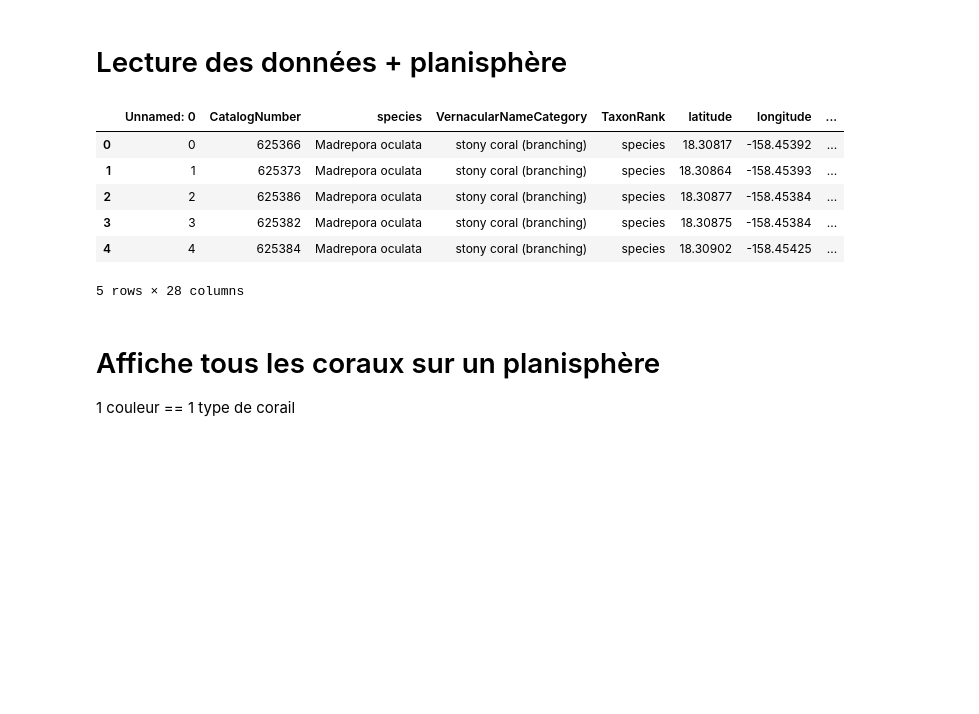
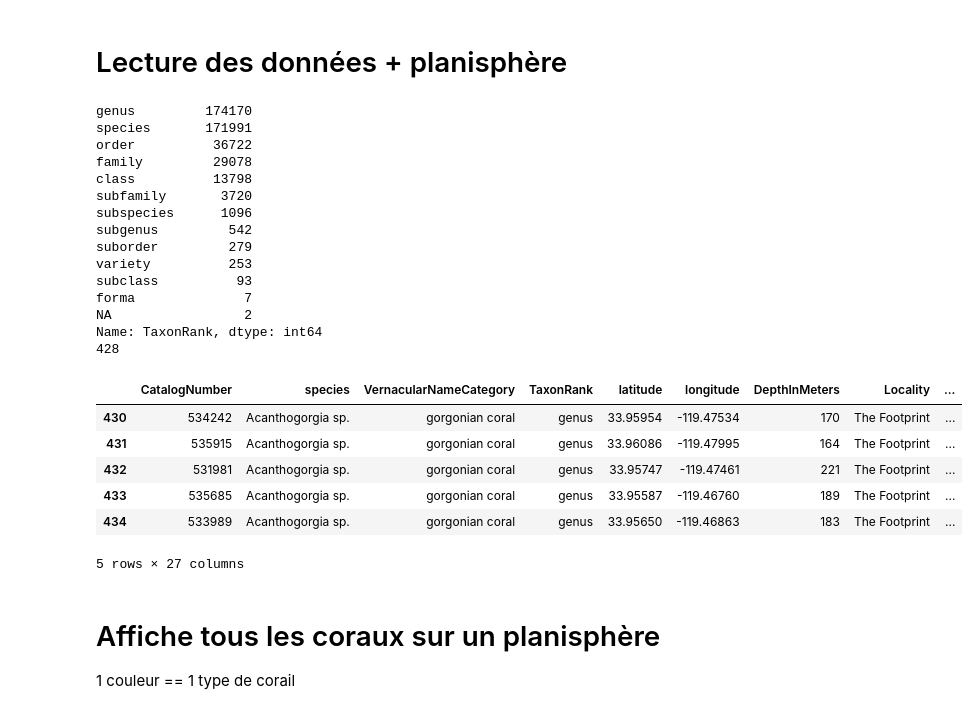
Before and after one commit to dellielo/Pharmap, a Jupyter notebook: notebook/visualisation.ipynb, the cells around one changed output. Drawn from its saved outputs; the diff is of its cells as text; code cells hidden in the pictures; blank space fills up the shorter version.

```diff
--- a/notebook/visualisation.ipynb
+++ b/notebook/visualisation.ipynb
@@ -28,17 +28,38 @@ if 'ScientificName' not in coraux.keys():
 # import os
 # coraux.to_csv(os.path.join('/home/elodiedellier/Documents/DevPython/Github/Pharmap/master-reok-again/data/out_csv', "data_input_pd_data_notebook.csv"), sep=",", encoding = 'utf-8')
 # %%
-path_file = os.path.join('/home/elodiedellier/Documents/DevPython/Github/Pharmap/master-reok-again/data/out_csv', "data_input_pd_data_notebook.csv")
-coraux_pd = pd.read_csv(path_file, sep=",", encoding = 'utf-8')
-coraux_pd.head()
+# path_file = os.path.join('/home/elodiedellier/Documents/DevPython/Github/Pharmap/master-reok-again/data/out_csv', "data_input_pd_data_notebook.csv")
+# coraux_pd = pd.read_csv(path_file, sep=",", encoding = 'utf-8')
+# coraux_pd.head()
-# %% [output]
-|  | Unnamed: 0 | CatalogNumber | species | VernacularNameCategory | TaxonRank | latitude | longitude | ... |
-| 0 | 0 | 625366 | Madrepora oculata | stony coral (branching) | species | 18.30817 | -158.45392 | ... |
-| 1 | 1 | 625373 | Madrepora oculata | stony coral (branching) | species | 18.30864 | -158.45393 | ... |
-| 2 | 2 | 625386 | Madrepora oculata | stony coral (branching) | species | 18.30877 | -158.45384 | ... |
-| 3 | 3 | 625382 | Madrepora oculata | stony coral (branching) | species | 18.30875 | -158.45384 | ... |
-| 4 | 4 | 625384 | Madrepora oculata | stony coral (branching) | species | 18.30902 | -158.45425 | ... |
-5 rows × 28 columns
+# %%
+print(coraux.TaxonRank.value_counts())
+cor=coraux[coraux['TaxonRank']=="genus"]
+#cor.head()
+print(len(cor.genus.unique()))
+cor.head()
+# %% [output]
+genus         174170
+species       171991
+order          36722
+family         29078
+class          13798
+subfamily       3720
+subspecies      1096
+subgenus         542
+suborder         279
+variety          253
+subclass          93
+forma              7
+NA                 2
+Name: TaxonRank, dtype: int64
+428
+|  | CatalogNumber | species | VernacularNameCategory | TaxonRank | latitude | longitude | DepthInMeters | Locality | ... |
+| 430 | 534242 | Acanthogorgia sp. | gorgonian coral | genus | 33.95954 | -119.47534 | 170 | The Footprint | ... |
+| 431 | 535915 | Acanthogorgia sp. | gorgonian coral | genus | 33.96086 | -119.47995 | 164 | The Footprint | ... |
+| 432 | 531981 | Acanthogorgia sp. | gorgonian coral | genus | 33.95747 | -119.47461 | 221 | The Footprint | ... |
+| 433 | 535685 | Acanthogorgia sp. | gorgonian coral | genus | 33.95587 | -119.46760 | 189 | The Footprint | ... |
+| 434 | 533989 | Acanthogorgia sp. | gorgonian coral | genus | 33.95650 | -119.46863 | 183 | The Footprint | ... |
+5 rows × 27 columns
 # %% [markdown]
 # Affiche tous les coraux sur un planisphère
 1 couleur == 1 type de corail
```
Also changed, not shown: parts of 3 cells of this notebook, 1 other file.
